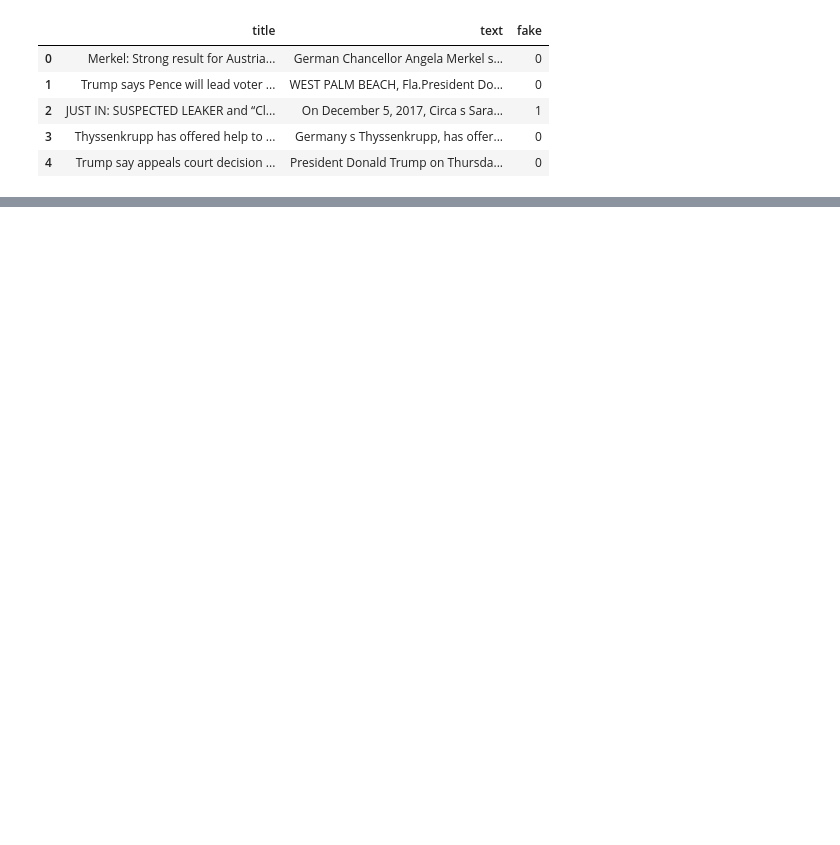
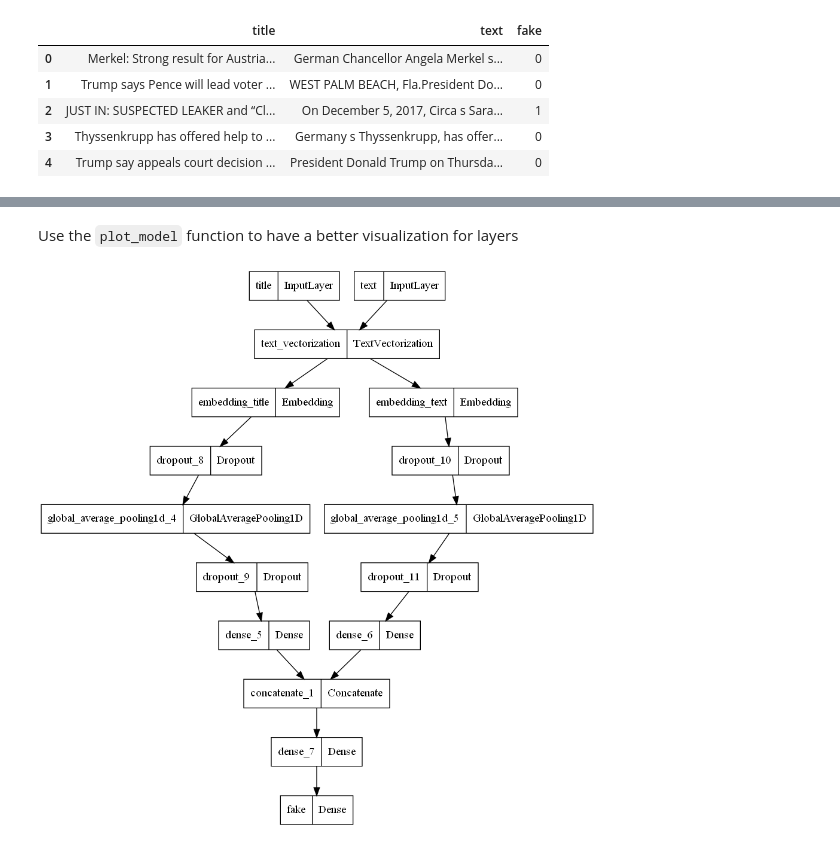
Before and after one commit to libbyrencc/post, a Jupyter notebook: post6/post6.ipynb, the cells around one changed output, grey strips where cells are left out. Cells and saved outputs as stored; diff of their text form; code cells hidden in the pictures; blank space fills up the shorter version.

```diff
--- a/post6/post6.ipynb
+++ b/post6/post6.ipynb
@@ -65,0 +296,12 @@ train['text']=train['text'].apply(lambda x: ' '.join([word for word in x.split()
+# %%
+main = layers.concatenate([title_features, text_features], axis = 1)
+# %%
+main = layers.Dense(32, activation='relu')(main)
+# %%
+#Setting output
+output = layers.Dense(2, name = "fake")(main)
+# %%
+model_3 = keras.Model(
+    inputs = [title_input, text_input],
+    outputs = output
+)
@@ -65,0 +328,6 @@ train['text']=train['text'].apply(lambda x: ' '.join([word for word in x.split()
+# %% [markdown]
+Use the `plot_model` function to have a better visualization for layers
+# %%
+keras.utils.plot_model(model_3)
+# %% [output]
+[figure, added]
```
Also changed, not shown: parts of 72 cells of this notebook, 1 other file.
